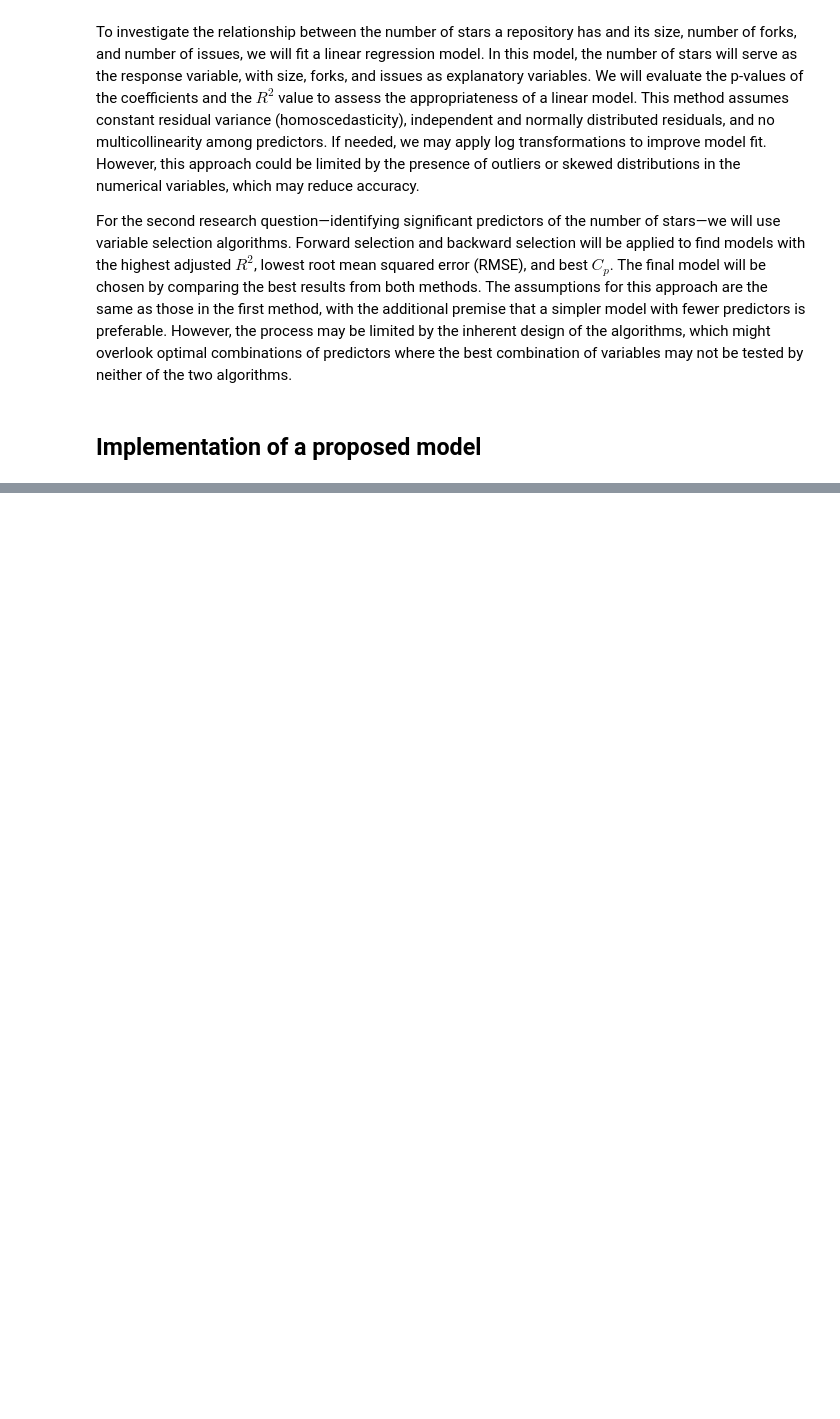
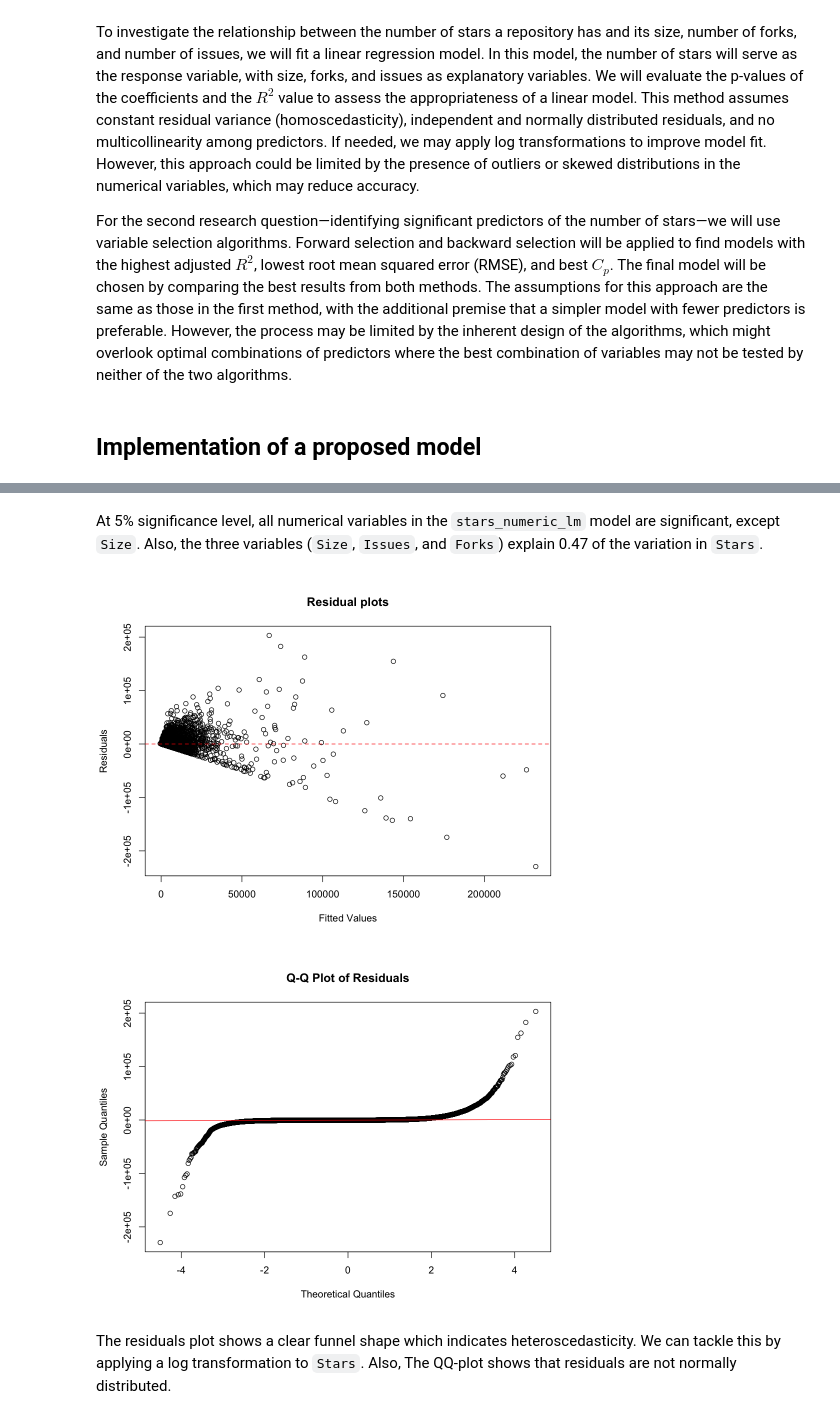
Before and after one commit to loayalabri/GitHubReposAnalysis, a Jupyter notebook: Planning_stage.ipynb, the cells around one changed output, grey strips where cells are left out. Drawn from its saved outputs; the diff is of its cells as text; code cells hidden in the pictures; blank space fills up the shorter version.

Commit message:
Added a proposed model

```diff
--- a/Planning_stage.ipynb
+++ b/Planning_stage.ipynb
@@ -306,6 +297,9 @@ A tibble: 10 × 2
 | 213299 | 213299 |
 # %% [markdown]
 It seems that the number of Watchers is the same as the Number of Stars a repository has, which explains the perfect line on the plot. This might be because of a mistake with the data collection mechanism. Thus, we cannot use `Watchers` in our model because `Watchers` and `Stars` have a correlation of 1 in this case.
+# %%
+git_rep <- git_rep %>%
+    select(-Watchers)
 # %%
 age_stars_plot <- git_rep %>%
     ggplot(aes(x = Age, y = Stars)) +
@@ -518,0 +548,8 @@ For the second research question—identifying significant predictors of the num
+# %%
+git_split <- initial_split(data = git_rep, prop = 0.7)
+git_train <- training(git_split)
+git_test <- testing(git_split)
+# %%
+stars_numeric_lm <- lm(Stars ~ Size + Issues + Forks, data = git_train)
+stars_numeric_lm_summary <- summary(stars_numeric_lm)
+stars_numeric_lm_summary
@@ -518,0 +587,18 @@ For the second research question—identifying significant predictors of the num
+# %% [markdown]
+At 5% significance level, all numerical variables in the `stars_numeric_lm` model are significant, except `Size`. Also, the three variables (`Size`, `Issues`, and `Forks`) explain 0.47 of the variation in `Stars`.
+# %%
+# Residuals plot
+plot(x = stars_numeric_lm$fitted.values, y = stars_numeric_lm$residuals,
+    main = "Residual plots",
+    xlab = "Fitted Values",
+    ylab = "Residuals")
+abline(h = 0, col = "red", lty = 2)
+
+## QQ-Plot
+qqnorm(stars_numeric_lm$residuals, main = "Q-Q Plot of Residuals")
+qqline(stars_numeric_lm$residuals, col = "red")
+# %% [output]
+[figure, added]
+[figure, added]
+# %% [markdown]
+The residuals plot shows a clear funnel shape which indicates heteroscedasticity. We can tackle this by applying a log transformation to `Stars`. Also, The QQ-plot shows that residuals are not normally distributed.
```
Also changed, not shown: parts of 10 cells of this notebook.
